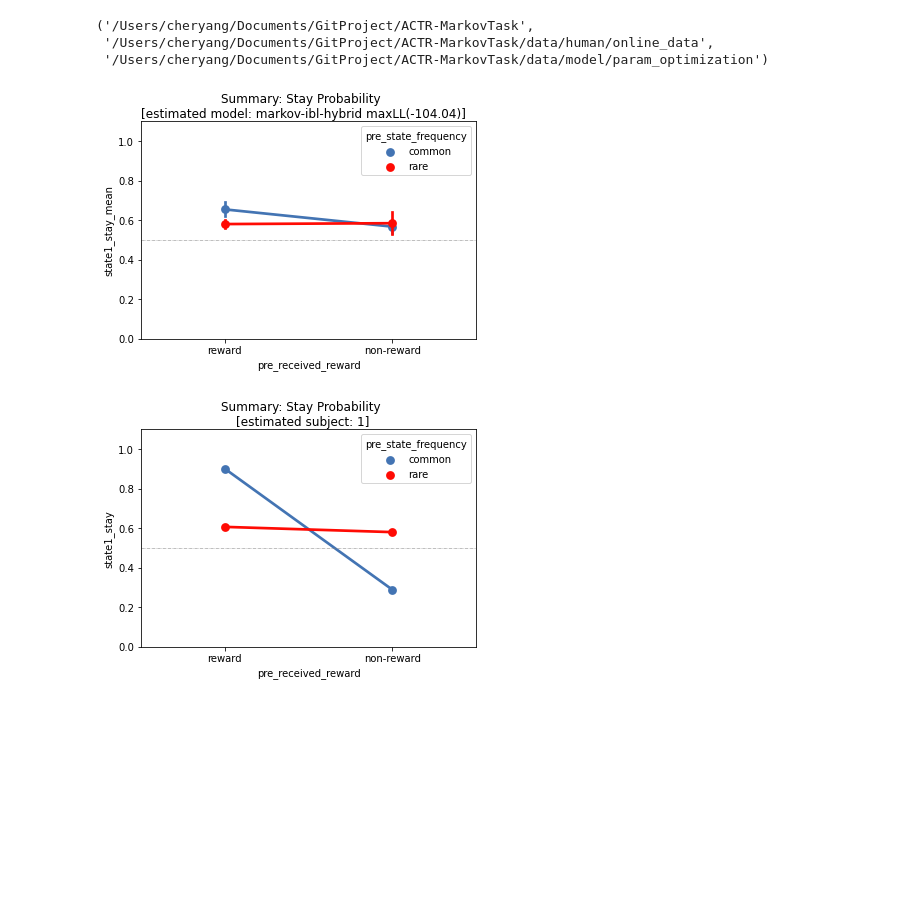
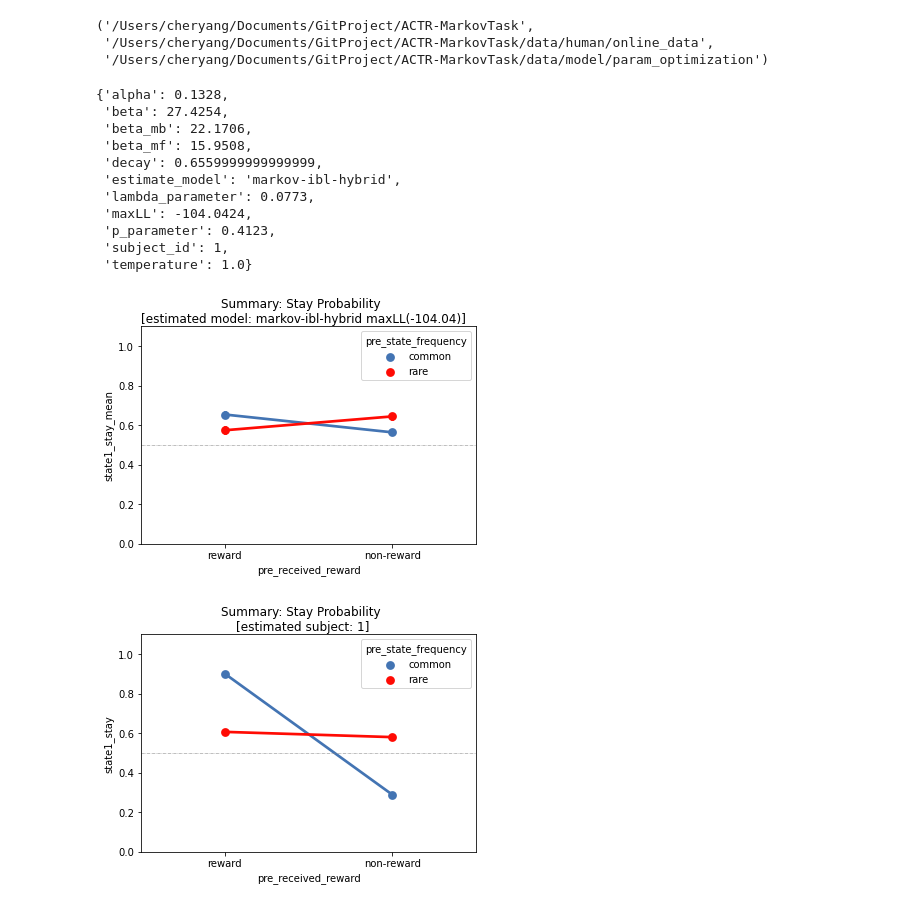
Before and after one commit to yangyuxue2333/ACTR-MarkovTask, a Jupyter notebook: analysis/test_pyactup_visualize_estimate.ipynb, the cells around one changed output. Drawn from its saved outputs; the diff is of its cells as text; code cells hidden in the pictures; blank space fills up the shorter version.

```diff
--- a/analysis/test_pyactup_visualize_estimate.ipynb
+++ b/analysis/test_pyactup_visualize_estimate.ipynb
@@ -32,17 +32,29 @@ Could not start ACT-R connection.
 # %%
 estimate_model = 'markov-ibl-hybrid'
 subject_id = '1'
 
 
 d, params = MarkovEstimation.load_opt_parameters(opt_dir=opt_dir, subject_id=subject_id, estimate_model=estimate_model)
-dfe = MarkovSimulation.run_simulations(model=d['estimate_model'], e=5, verbose=False, **params)
+pprint.pprint(d)
+dfe = MarkovSimulation.run_simulations(model=d['estimate_model'], e=50, verbose=False, **params)
 dfs = MarkovEstimation.load_subject_data(subject_dir=subject_dir, subject_id=subject_id)
 
 Plot.plot_response_switch(dfe, model_name='estimated model: %s maxLL(%.2f)'%(d['estimate_model'], d['maxLL']), dep_var_suffix='_mean', barplot=0)
 Plot.plot_response_switch(dfs, model_name='estimated subject: %s' % (d['subject_id']), dep_var_suffix='', barplot=0)
 Plot.plot_parameter_radar(df = pd.DataFrame({**params, 'group':d['subject_id']}, index=[0]), title='')
 # %% [output]
+{'alpha': 0.1328,
+ 'beta': 27.4254,
+ 'beta_mb': 22.1706,
+ 'beta_mf': 15.9508,
+ 'decay': 0.6559999999999999,
+ 'estimate_model': 'markov-ibl-hybrid',
+ 'lambda_parameter': 0.0773,
+ 'maxLL': -104.0424,
+ 'p_parameter': 0.4123,
+ 'subject_id': 1,
+ 'temperature': 1.0}
-[figure, old version]
+[figure, new version]
 [figure]
 [figure]
 # %%
```
Also changed, not shown: parts of 6 cells of this notebook, 3 other files.
